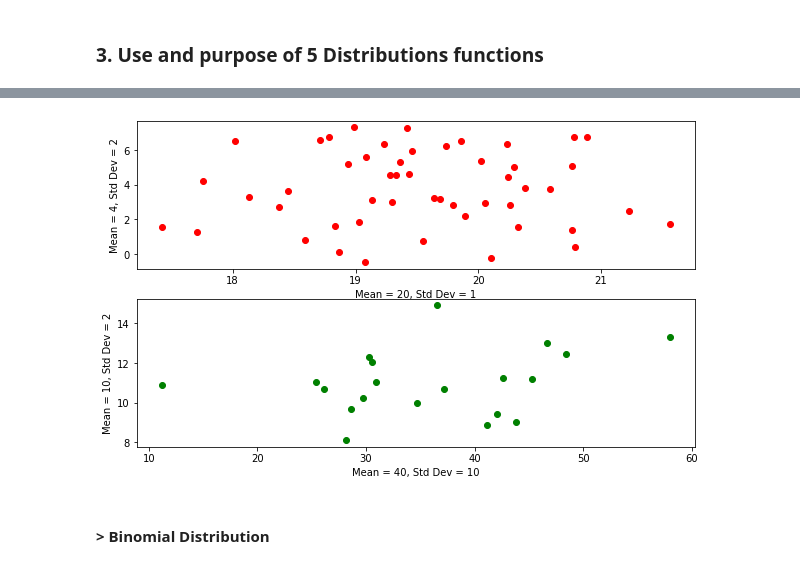
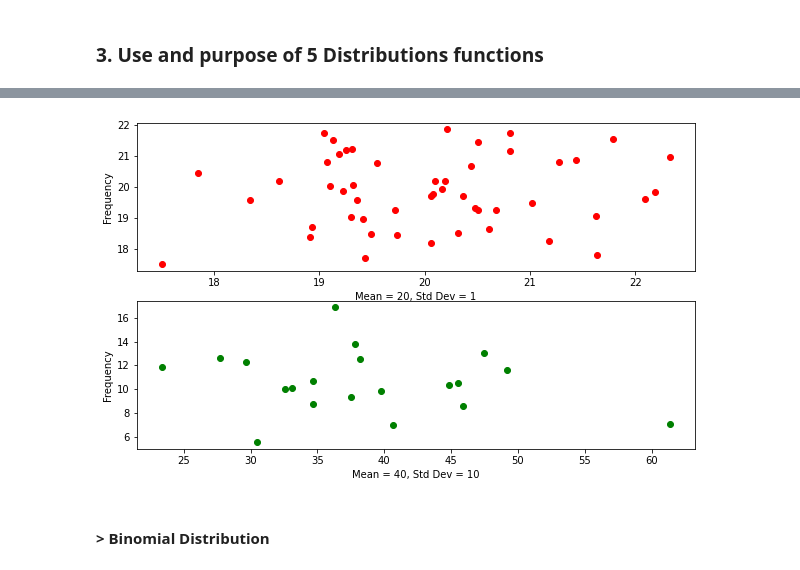
Before and after one commit to Michelleoc/programming-for-data-analysis-assignment, a Jupyter notebook: numpy-random-assignment.ipynb, the cells around one changed output, grey strips where cells are left out. Saved outputs shown, nothing was run; the diff lists cells and outputs as text; code cells hidden in the pictures.

```diff
--- a/numpy-random-assignment.ipynb
+++ b/numpy-random-assignment.ipynb
@@ -372,24 +445,24 @@ https://numpy.org/doc/stable/reference/random/generator.html
 # %%
 import matplotlib.pyplot as plt
 import pandas as pd
 
 x1 = rng.normal(20, 1,size=(50))
 x2 = rng.normal(40, 10,size=(20))
-y1 = rng.normal(4, 2, size=(50))
+y1 = rng.normal(20, 1, size=(50))
 y2 = rng.normal(10, 2, size=(20))
 
 fig, ax = plt.subplots(2, figsize=(10, 6))
 ax[0].scatter(x = x1, y = y1, color='r')
 ax[0].set_xlabel("Mean = 20, Std Dev = 1")
-ax[0].set_ylabel("Mean = 4, Std Dev = 2")
+ax[0].set_ylabel("Frequency")
 
 ax[1].scatter(x = x2, y = y2, color='g')
 ax[1].set_xlabel("Mean = 40, Std Dev = 10")
-ax[1].set_ylabel("Mean = 10, Std Dev = 2")
+ax[1].set_ylabel("Frequency")
 
 plt.show()
 # %% [output]
-[figure, old version]
+[figure, new version]
 # %% [markdown]
 #### > Binomial Distribution
 # %% [markdown]
```
Also changed, not shown: parts of 60 cells of this notebook, 2 other files.
